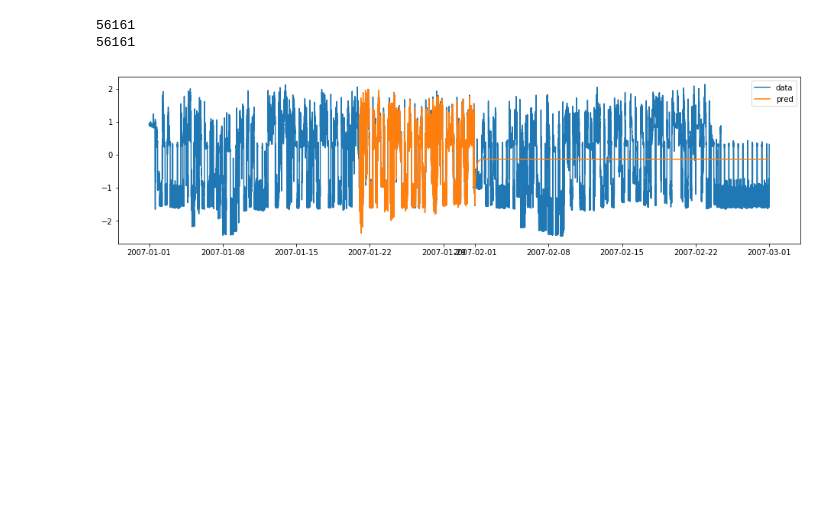
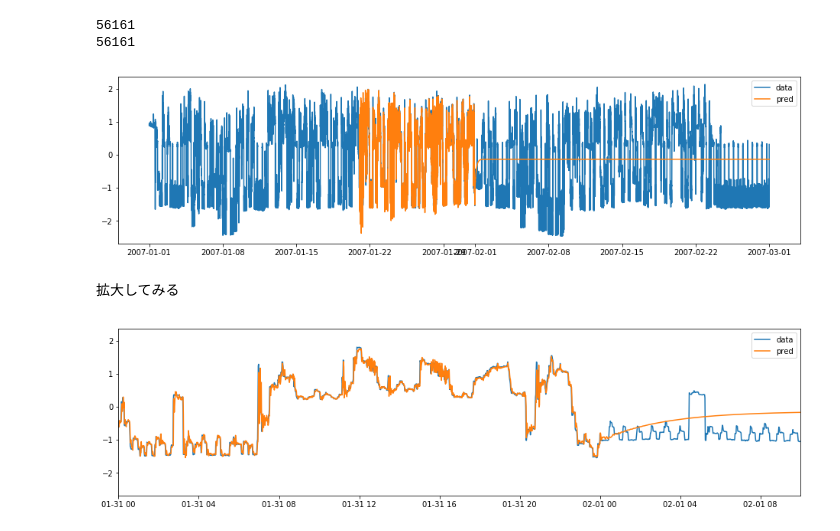
Before and after one commit to akiFQC/ElectricityConsumptionForecasting, a Jupyter notebook: src/prediction_GAP_AR_model.ipynb, the cells around one changed output. Drawn from its saved outputs; the diff is of its cells as text; code cells hidden in the pictures; blank space fills up the shorter version.

```diff
--- a/src/prediction_GAP_ARmodel.ipynb
+++ b/src/prediction_GAP_AR_model.ipynb
@@ -157,3 +142,14 @@ plt.legend()
 plt.show()
 # %% [output]
 [figure]
+# %% [markdown]
+拡大してみる
+# %%
+plt.figure(figsize=(16, 4))
+plt.plot(ts_gap_bct.index, ts_gap_bct.values, label="data")
+plt.plot(ts_pred_ar.index, ts_pred_ar.values, label="pred")
+plt.xlim(str(dt.datetime(2007, 1, 31)), str(dt.datetime(2007, 2, 1, 10)))
+plt.legend()
+plt.show()
+# %% [output]
+[figure, added]
```
Also changed, not shown: parts of 3 cells of this notebook, 5 other files.
